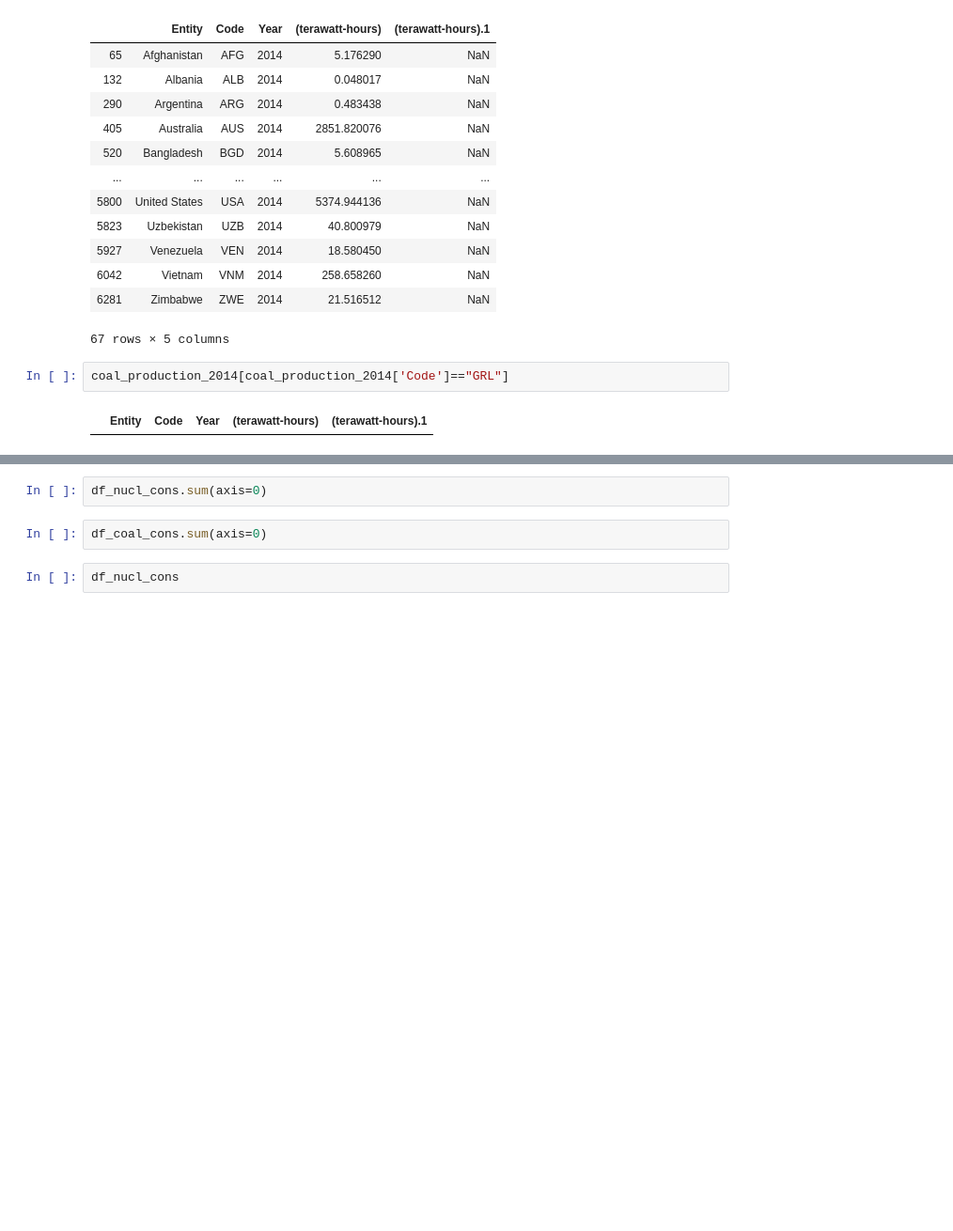
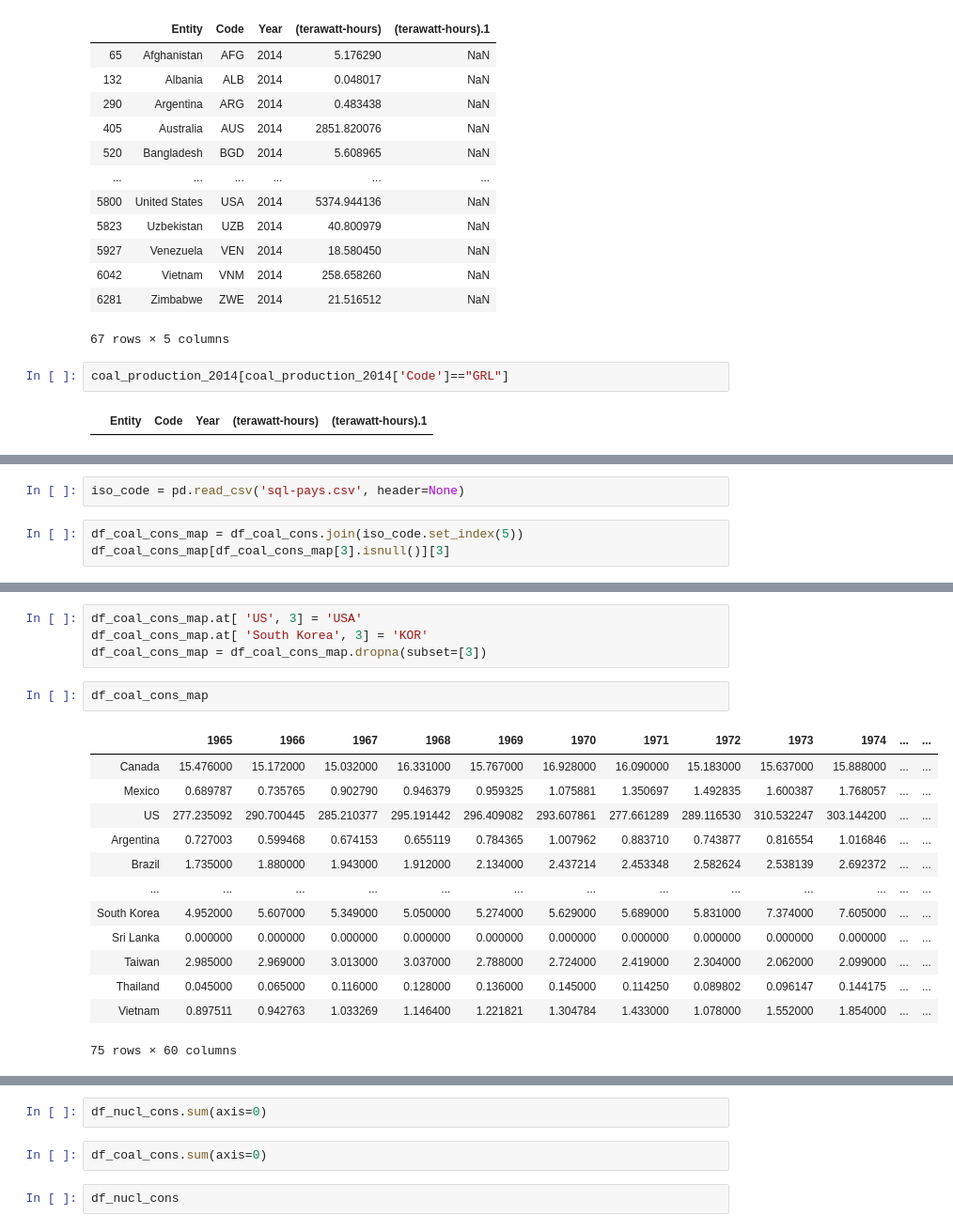
Before and after one commit to xavierbrt/telecom-hackaton-energie, a Jupyter notebook: NB Thomas.ipynb, the cells around one changed output, grey strips where cells are left out. Shown at 94% size. Drawn from its saved outputs; the diff is of its cells as text; blank space fills up the shorter version.

```diff
--- a/NB Thomas.ipynb
+++ b/NB Thomas.ipynb
@@ -345,0 +348,5 @@ iplot(fig)
+# %%
+iso_code = pd.read_csv('sql-pays.csv', header=None)
+# %%
+df_coal_cons_map = df_coal_cons.join(iso_code.set_index(5))
+df_coal_cons_map[df_coal_cons_map[3].isnull()][3]
@@ -345,0 +374,20 @@ iplot(fig)
+# %%
+df_coal_cons_map.at[ 'US', 3] = 'USA'
+df_coal_cons_map.at[ 'South Korea', 3] = 'KOR'
+df_coal_cons_map = df_coal_cons_map.dropna(subset=[3])
+# %%
+df_coal_cons_map
+# %% [output]
+|  | 1965 | 1966 | 1967 | 1968 | 1969 | 1970 | 1971 | 1972 | 1973 | 1974 | ... | ... |
+| Canada | 15.476000 | 15.172000 | 15.032000 | 16.331000 | 15.767000 | 16.928000 | 16.090000 | 15.183000 | 15.637000 | 15.888000 | ... | ... |
+| Mexico | 0.689787 | 0.735765 | 0.902790 | 0.946379 | 0.959325 | 1.075881 | 1.350697 | 1.492835 | 1.600387 | 1.768057 | ... | ... |
+| US | 277.235092 | 290.700445 | 285.210377 | 295.191442 | 296.409082 | 293.607861 | 277.661289 | 289.116530 | 310.532247 | 303.144200 | ... | ... |
+| Argentina | 0.727003 | 0.599468 | 0.674153 | 0.655119 | 0.784365 | 1.007962 | 0.883710 | 0.743877 | 0.816554 | 1.016846 | ... | ... |
+| Brazil | 1.735000 | 1.880000 | 1.943000 | 1.912000 | 2.134000 | 2.437214 | 2.453348 | 2.582624 | 2.538139 | 2.692372 | ... | ... |
+| ... | ... | ... | ... | ... | ... | ... | ... | ... | ... | ... | ... | ... |
+| South Korea | 4.952000 | 5.607000 | 5.349000 | 5.050000 | 5.274000 | 5.629000 | 5.689000 | 5.831000 | 7.374000 | 7.605000 | ... | ... |
+| Sri Lanka | 0.000000 | 0.000000 | 0.000000 | 0.000000 | 0.000000 | 0.000000 | 0.000000 | 0.000000 | 0.000000 | 0.000000 | ... | ... |
+| Taiwan | 2.985000 | 2.969000 | 3.013000 | 3.037000 | 2.788000 | 2.724000 | 2.419000 | 2.304000 | 2.062000 | 2.099000 | ... | ... |
+| Thailand | 0.045000 | 0.065000 | 0.116000 | 0.128000 | 0.136000 | 0.145000 | 0.114250 | 0.089802 | 0.096147 | 0.144175 | ... | ... |
+| Vietnam | 0.897511 | 0.942763 | 1.033269 | 1.146400 | 1.221821 | 1.304784 | 1.433000 | 1.078000 | 1.552000 | 1.854000 | ... | ... |
+75 rows × 60 columns
```
Also changed, not shown: parts of 3 cells of this notebook, 1 other file.
